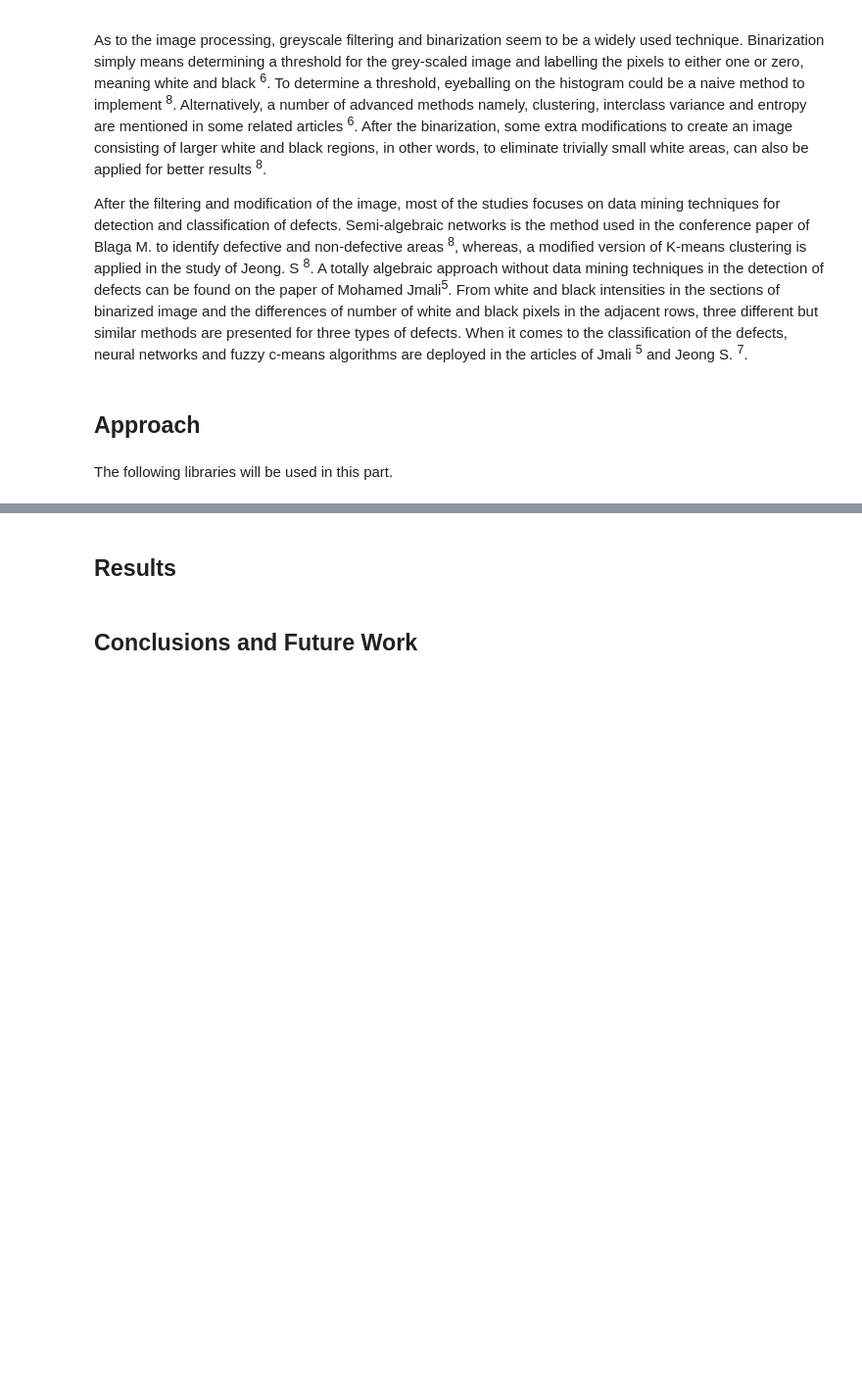
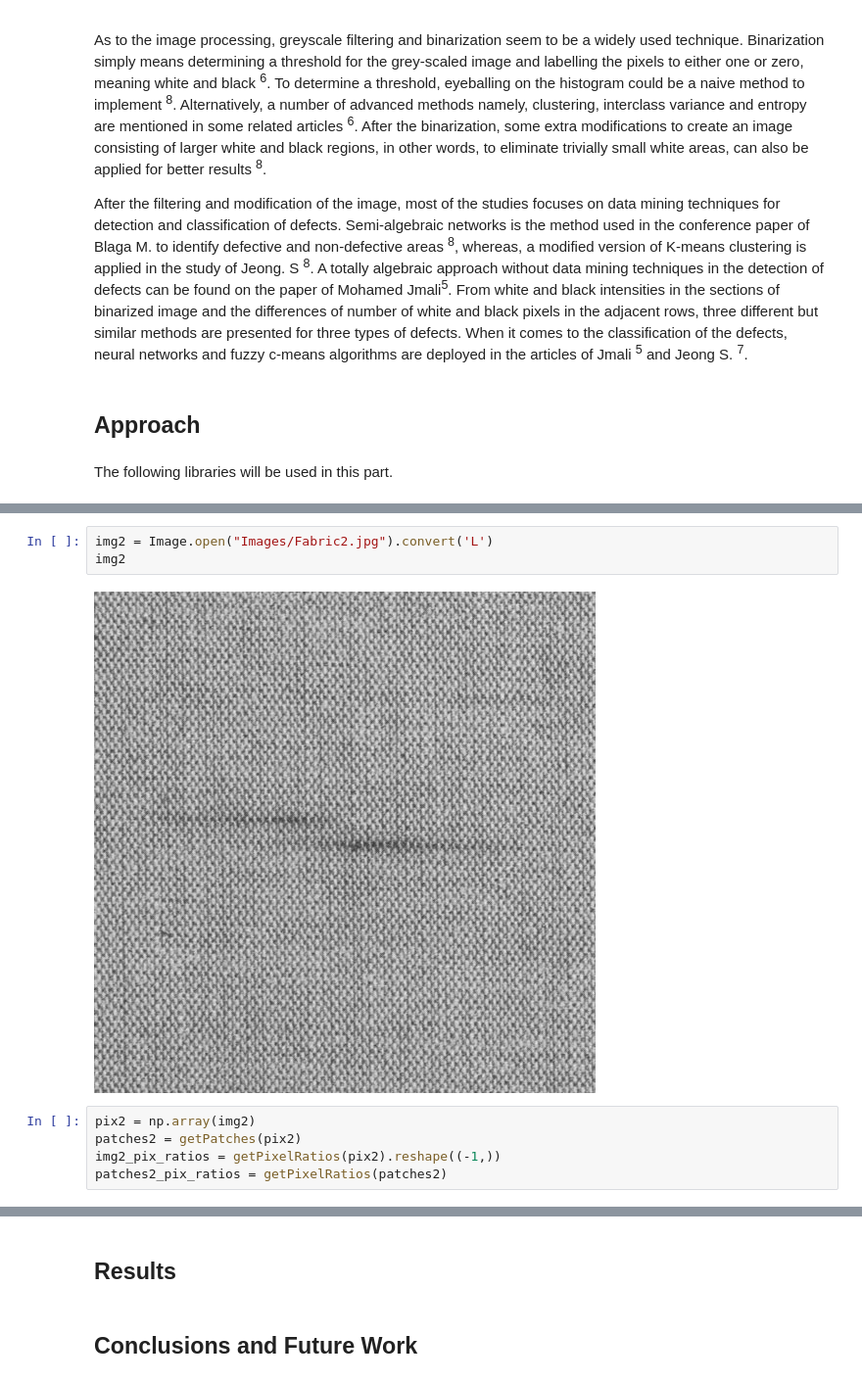
Before and after one commit to BU-IE-582/fall19-akinelden, a Jupyter notebook: Project_Part3/Part3.ipynb, the cells around one changed output, grey strips where cells are left out. Shown at 98% size. Cells and saved outputs as stored; diff of their text form; blank space fills up the shorter version.

```diff
--- a/Project_Part3/Part3.ipynb
+++ b/Project_Part3/Part3.ipynb
@@ -29,0 +129,10 @@ import numpy as np
+# %%
+img2 = Image.open("Images/Fabric2.jpg").convert('L')
+img2
+# %% [output]
+[figure, added]
+# %%
+pix2 = np.array(img2)
+patches2 = getPatches(pix2)
+img2_pix_ratios = getPixelRatios(pix2).reshape((-1,))
+patches2_pix_ratios = getPixelRatios(patches2)
```
Also changed, not shown: parts of 19 cells of this notebook.
